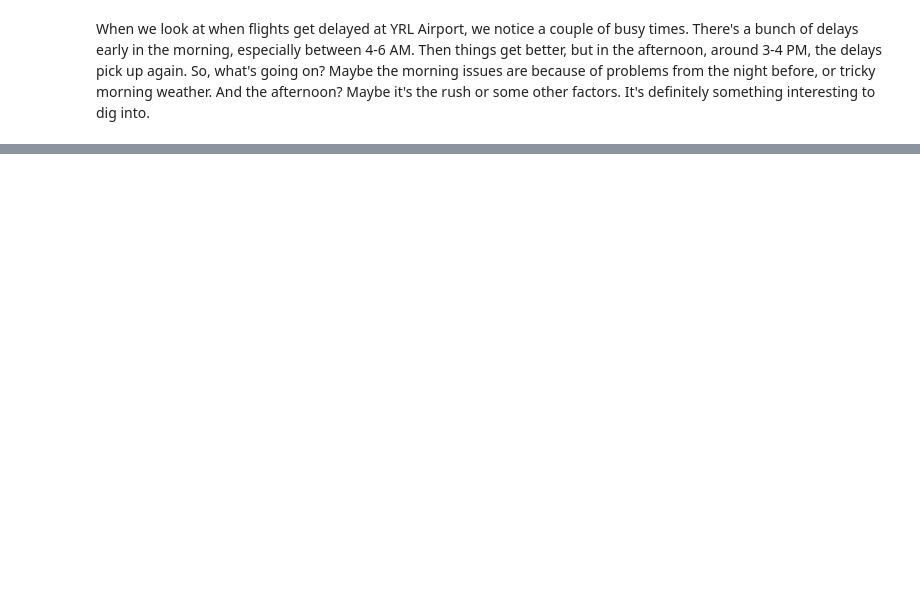
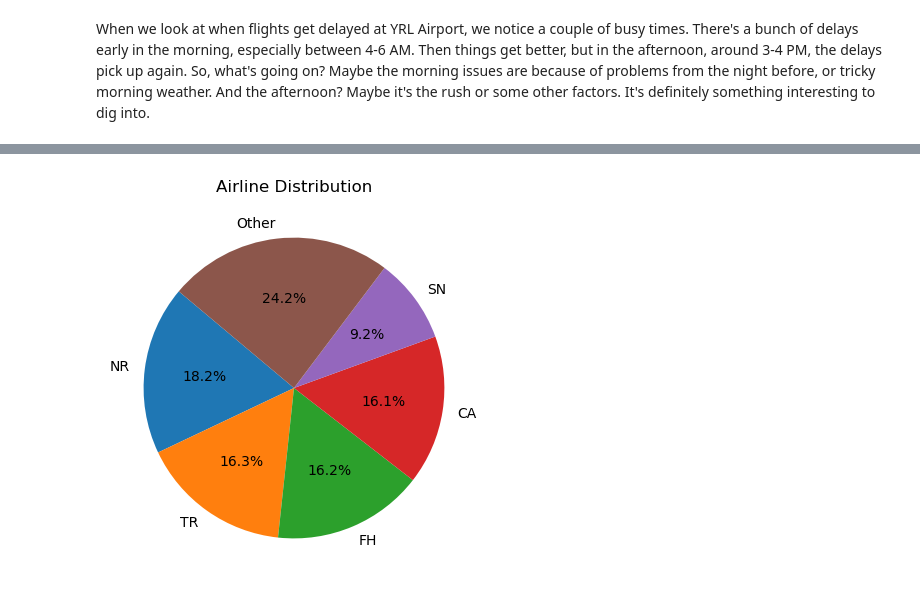
Before and after one commit to AnthonyNoreska/flight-delay-analysis, a Jupyter notebook: Flight-Analysis.ipynb, the cells around one changed output, grey strips where cells are left out. Saved outputs shown, nothing was run; the diff lists cells and outputs as text; code cells hidden in the pictures; blank space fills up the shorter version.

```diff
--- a/Flight-Analysis.ipynb
+++ b/Flight-Analysis.ipynb
@@ -849,0 +730,22 @@ When we look at when flights get delayed at YRL Airport, we notice a couple of b
+# %%
+# Calculate the percentage of each airline
+airline_percentages = (airline_counts / airline_counts.sum()) * 100
+
+# Group airlines with less than 9% into an "Other" category
+threshold = 9
+other_airlines = airline_percentages[airline_percentages < threshold]
+other_count = other_airlines.sum()
+airline_percentages = airline_percentages[airline_percentages >= threshold]
+airline_percentages['Other'] = other_count
+
+# Create a pie chart for airlines
+plt.figure(figsize=(8, 6))
+
+plt.subplot(1, 2, 2)
+plt.pie(airline_percentages.values, labels=airline_percentages.index, autopct='%1.1f%%', startangle=140)
+plt.title("Airline Distribution")
+
+plt.tight_layout()
+plt.show()
+# %% [output]
+[figure, added]
```
Also changed, not shown: parts of 34 cells of this notebook.
